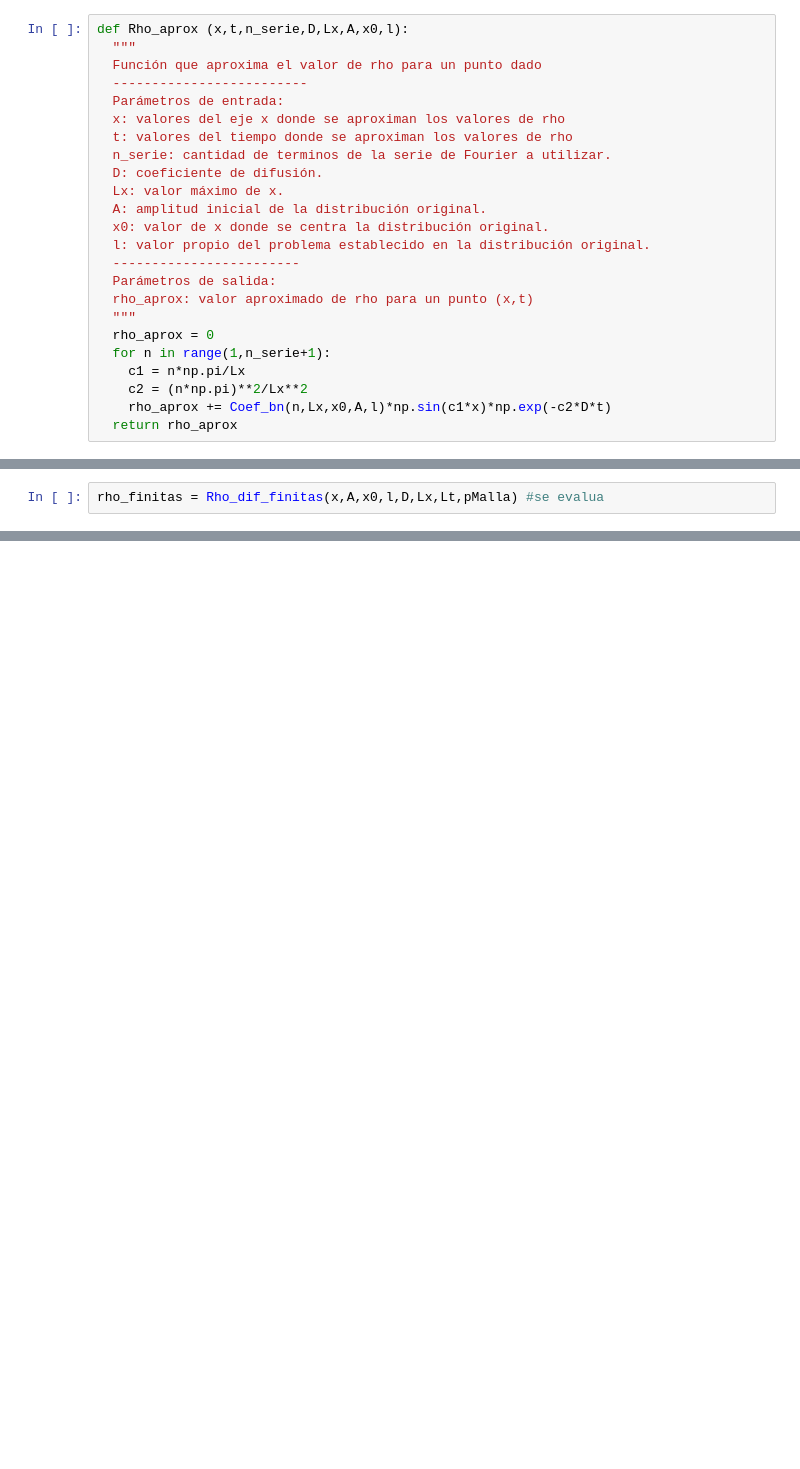
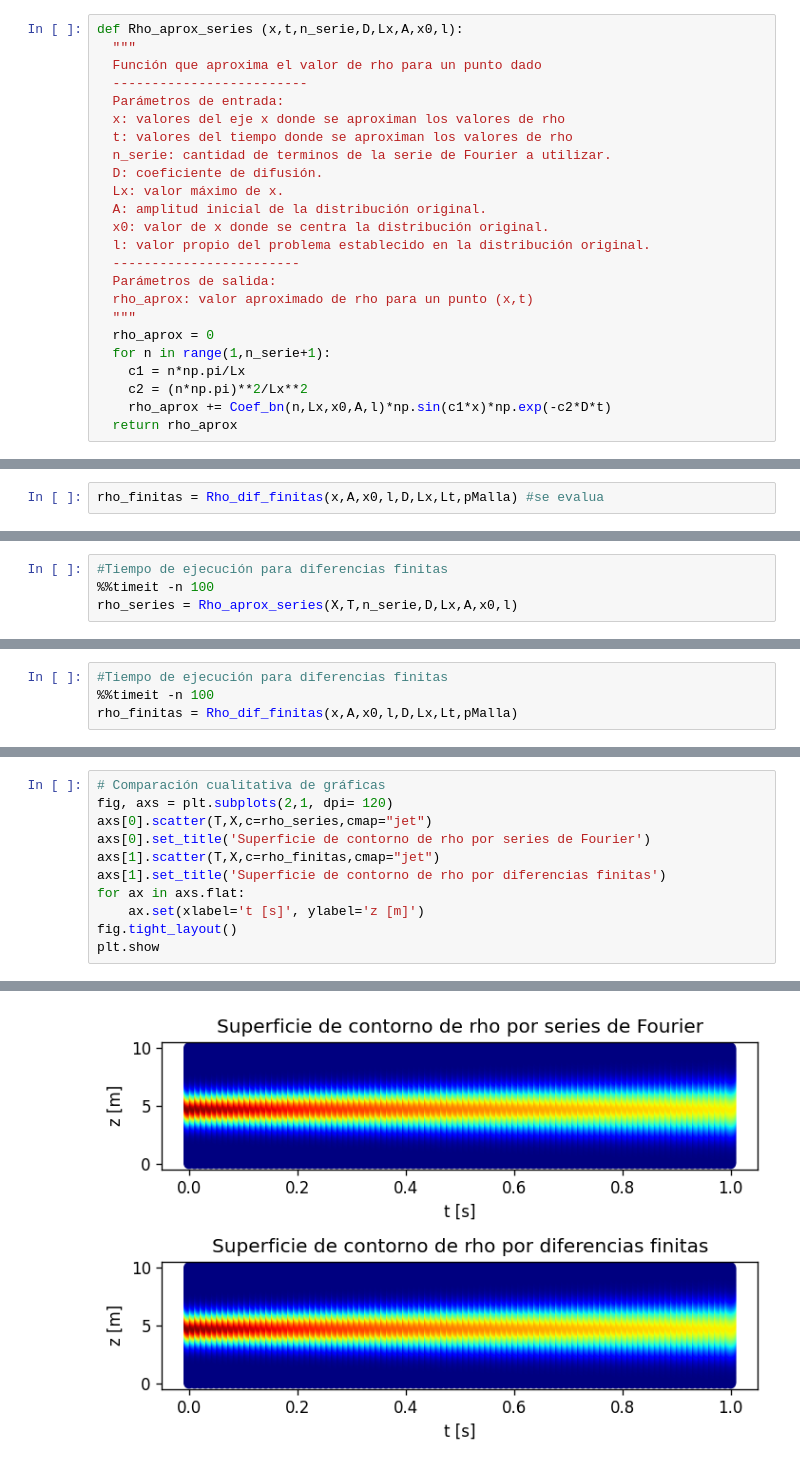
Before and after one commit to bnf99/FiscaComputacional1, a Jupyter notebook: Tarea_TS09_BNF.ipynb, the cells around one changed output, grey strips where cells are left out. Drawn from its saved outputs; the diff is of its cells as text; blank space fills up the shorter version.

```diff
--- a/Tarea_TS09_BNF.ipynb
+++ b/Tarea_TS09_BNF.ipynb
@@ -235,7 +235,7 @@ def Coef_bn(n,Lx,x0,A,l):
   bn =c*integrar.quad(FuncionAIntegrar,0,Lx,args=(n,Lx,x0))[0]
   return bn
 # %%
-def Rho_aprox (x,t,n_serie,D,Lx,A,x0,l):
+def Rho_aprox_series (x,t,n_serie,D,Lx,A,x0,l):
   """
   Función que aproxima el valor de rho para un punto dado
   -------------------------
@@ -425,0 +434,4 @@ plt.show()
+# %%
+#Tiempo de ejecución para diferencias finitas
+%%timeit -n 100
+rho_series = Rho_aprox_series(X,T,n_serie,D,Lx,A,x0,l)
@@ -425,0 +440,4 @@ plt.show()
+# %%
+#Tiempo de ejecución para diferencias finitas
+%%timeit -n 100
+rho_finitas = Rho_dif_finitas(x,A,x0,l,D,Lx,Lt,pMalla)
@@ -425,0 +446,12 @@ plt.show()
+# %%
+# Comparación cualitativa de gráficas
+fig, axs = plt.subplots(2,1, dpi= 120)
+axs[0].scatter(T,X,c=rho_series,cmap="jet")
+axs[0].set_title('Superficie de contorno de rho por series de Fourier')
+axs[1].scatter(T,X,c=rho_finitas,cmap="jet")
+axs[1].set_title('Superficie de contorno de rho por diferencias finitas')
+for ax in axs.flat:
+    ax.set(xlabel='t [s]', ylabel='z [m]')
+fig.tight_layout()
+plt.show
+# %% [output]
@@ -425,0 +459 @@ plt.show()
+[figure, added]
```
Also changed, not shown: parts of 10 cells of this notebook.
